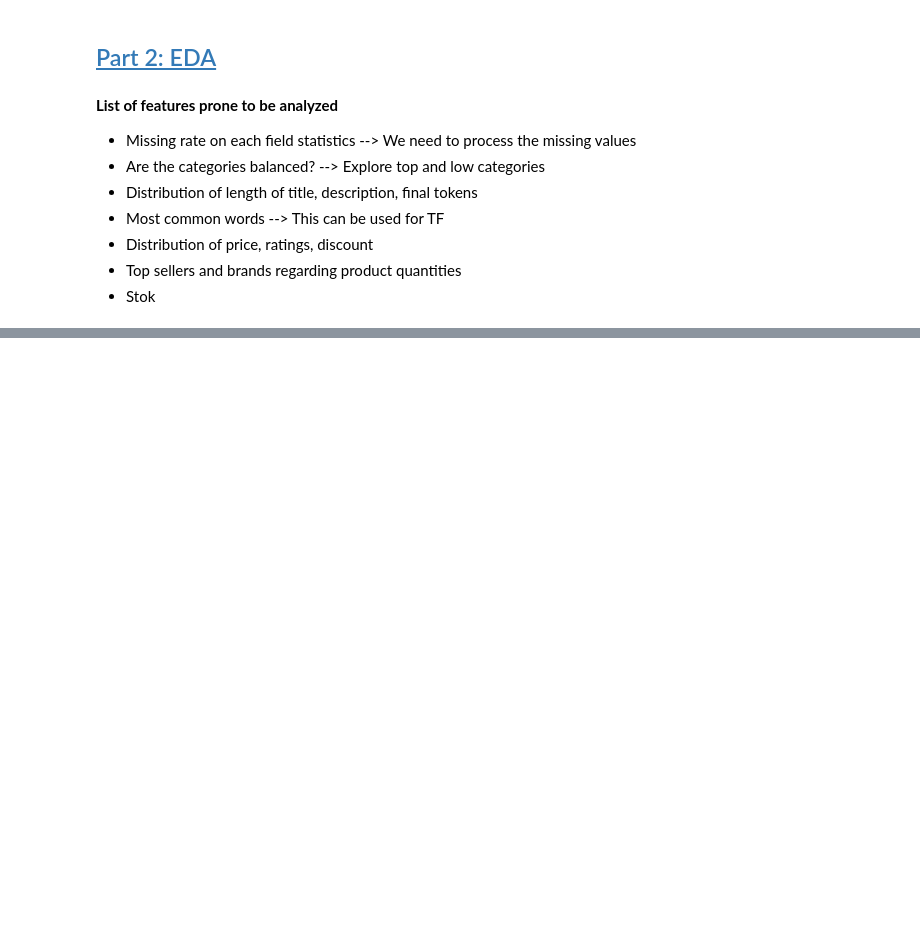
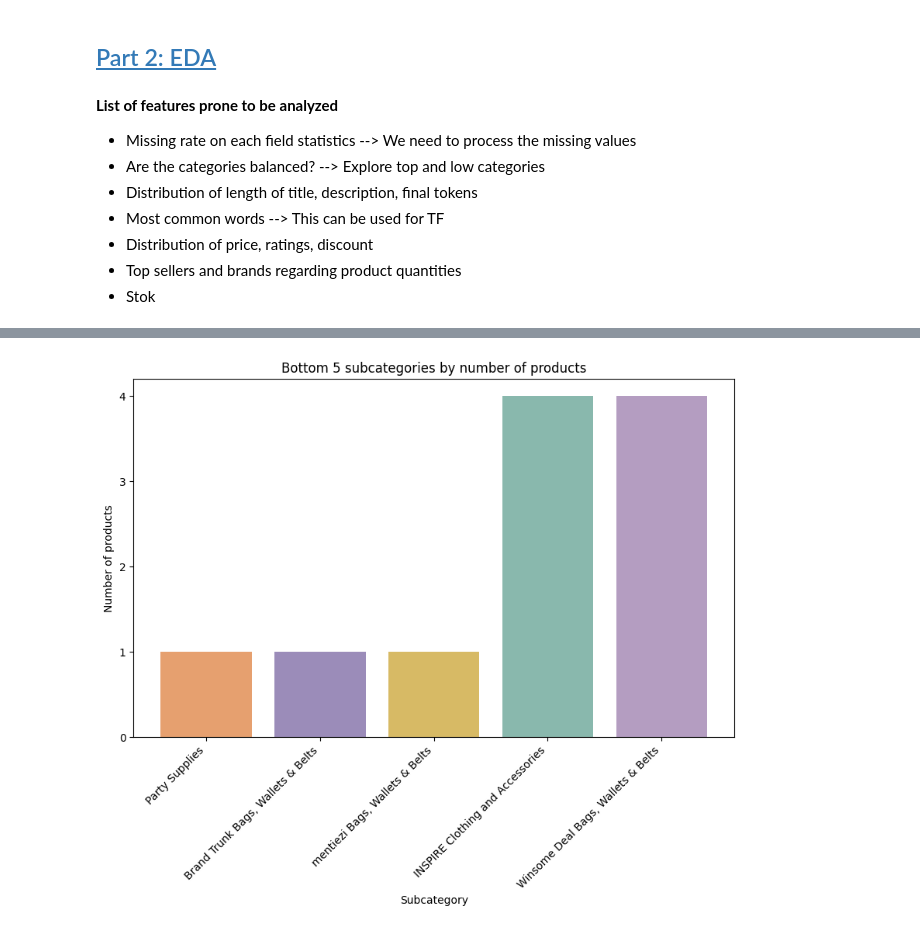
Before and after one commit to froggyalchemist/irwa-search-engine, a Jupyter notebook: project_progress/part_1/preprocessing.ipynb, the cells around one changed output, grey strips where cells are left out. Saved outputs shown, nothing was run; the diff lists cells and outputs as text; code cells hidden in the pictures; blank space fills up the shorter version.

```diff
--- a/project_progress/part_1/preprocessing.ipynb
+++ b/project_progress/part_1/preprocessing.ipynb
@@ -250,0 +298,16 @@ print(f"✅ Saved 2 files to {data_dir}")
+# %%
+# Select five of the least frequent subcategories; counts may be tied.
+bottom_subcategories = subcategory_counts.nsmallest(5)
+
+plt.figure(figsize=(10, 6))
+plt.bar(bottom_subcategories.index, bottom_subcategories.values,
+        color=[subcategory_colors[name] for name in bottom_subcategories.index])
+plt.title("Bottom 5 subcategories by number of products")
+plt.xlabel("Subcategory")
+plt.ylabel("Number of products")
+plt.yticks(range(int(bottom_subcategories.max()) + 1))
+plt.xticks(rotation=45, ha="right")
+# plt.tight_layout()
+plt.show()
+# %% [output]
+[figure, added]
```
Also changed, not shown: parts of 17 cells of this notebook, 3 other files.
